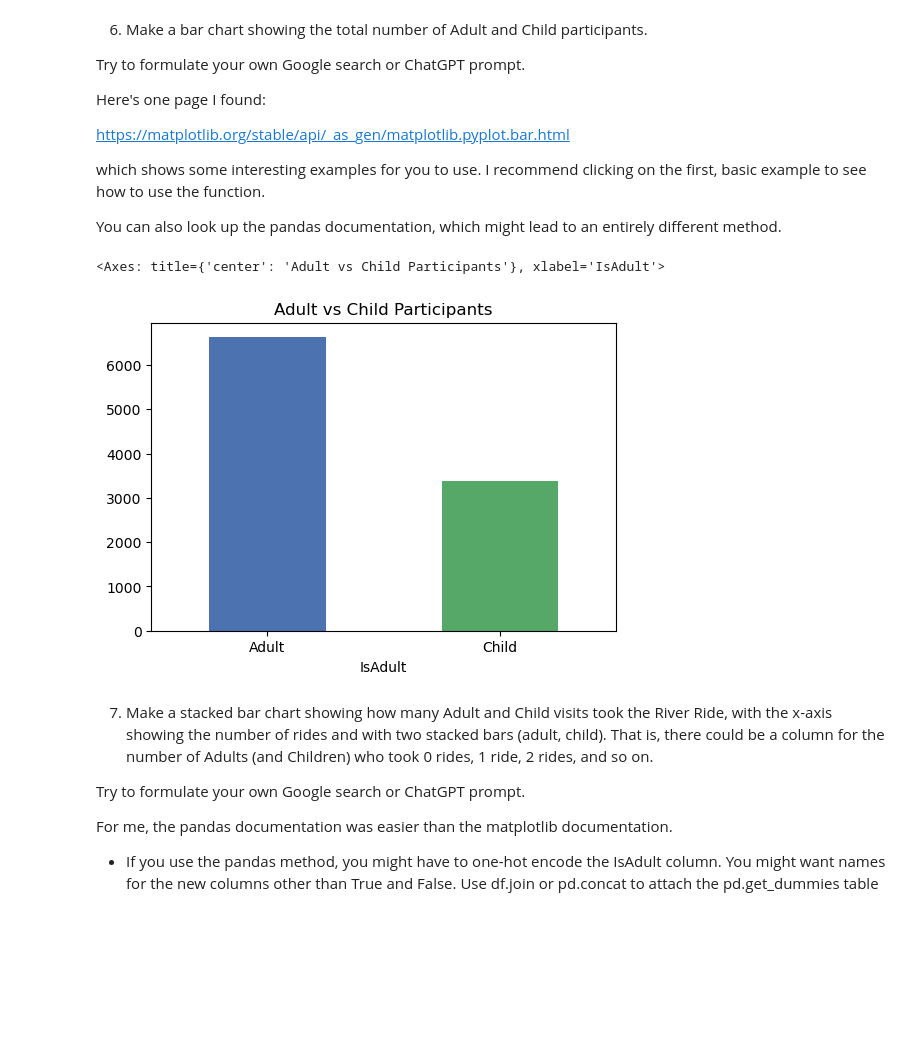
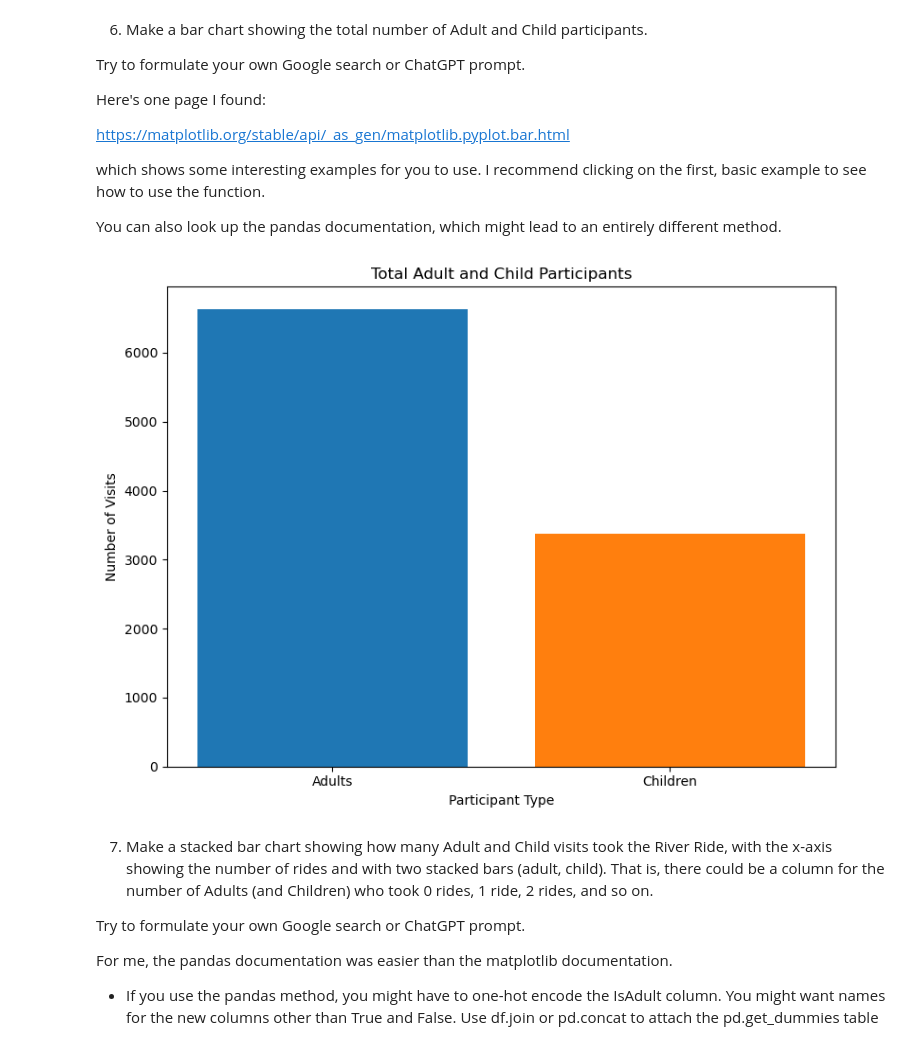
Before and after one commit to virenv-bu/Module-B-semester-2, a Jupyter notebook: OMDS-ModB2-Week3-Vishwakarma-Virendra.ipynb, the cells around one changed output. Drawn from its saved outputs; the diff is of its cells as text; code cells hidden in the pictures; blank space fills up the shorter version.

```diff
--- a/OMDS-ModB2-Week3-Vishwakarma-Virendra.ipynb
+++ b/OMDS-ModB2-Week3-Vishwakarma-Virendra.ipynb
@@ -286,12 +340,23 @@ which shows some interesting examples for you to use.  I recommend clicking on t
 
 You can also look up the pandas documentation, which might lead to an entirely different method.
 # %%
-participant_counts = df["IsAdult"].replace({True: "Adult", False: "Child"}).value_counts()
+# Count total adults and children
+adult_count = df["IsAdult"].sum()
+child_count = (~df["IsAdult"]).sum()
 
-participant_counts.plot.bar(color=["#4C72B0", "#55A868"], rot=0, figsize=(6, 4), title="Adult vs Child Participants")
+# Create bar chart
+categories = ["Adults", "Children"]
+counts = [adult_count, child_count]
+
+plt.figure(figsize=(8, 6))
+plt.bar(categories, counts, color=["#1f77b4", "#ff7f0e"])
+plt.xlabel("Participant Type")
+plt.ylabel("Number of Visits")
+plt.title("Total Adult and Child Participants")
+plt.tight_layout()
+plt.show()
 # %% [output]
-<Axes: title={'center': 'Adult vs Child Participants'}, xlabel='IsAdult'>
-[figure, old version]
+[figure, new version]
 # %% [markdown]
 7. Make a stacked bar chart showing how many Adult and Child visits took the River Ride, with the x-axis showing the number of rides and with two stacked bars (adult, child).  That is, there could be a column for the number of Adults (and Children) who took 0 rides, 1 ride, 2 rides, and so on.
 
```
Also changed, not shown: parts of 6 cells of this notebook, 3 other files.
